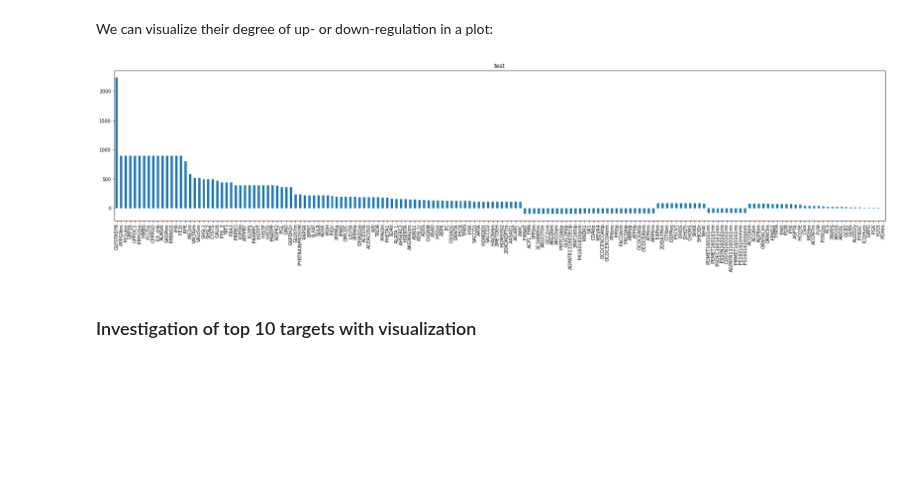
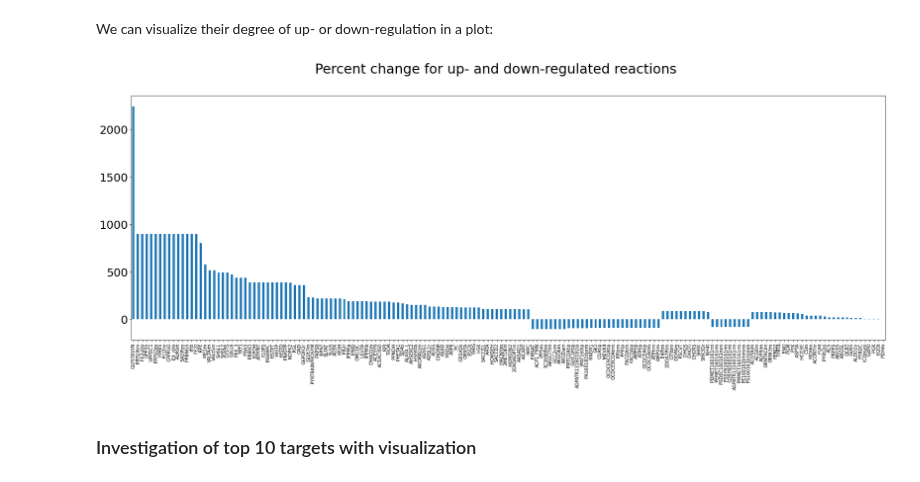
Before and after one commit to 27410/group-assignment-2021-group_10_rhb_cerevisiae, a Jupyter notebook: Analysis/Mutant_regulation_targets.ipynb, the cells around one changed output. Cells and saved outputs as stored; diff of their text form; code cells hidden in the pictures; blank space fills up the shorter version.

```diff
--- a/Analysis/Mutant_regulation_targets.ipynb
+++ b/Analysis/Mutant_regulation_targets.ipynb
@@ -107,10 +107,13 @@ There are 151 up-regulation targets and 44 down-regulation tagets.
 We can visualize their degree of up- or down-regulation in a plot:
 # %%
 plotdata = df_sorted.iloc[0:168,11]
-plotdata.plot(kind='bar',title='test')
-plt.rcParams["figure.figsize"] = [30, 6]
+fig = plotdata.plot(kind='bar')
+plt.rcParams["figure.figsize"] = [30, 10]
+fig.tick_params(axis='y', labelsize=25)
+plt.suptitle("Percent change for up- and down-regulated reactions", fontsize=30)
+plt.show()
 # %% [output]
-[figure, old version]
+[figure, new version]
 # %% [markdown]
 ### Investigation of top 10 targets with visualization
 # %% [markdown]
```
Also changed, not shown: parts of 1 cell of this notebook, 1 other file.
